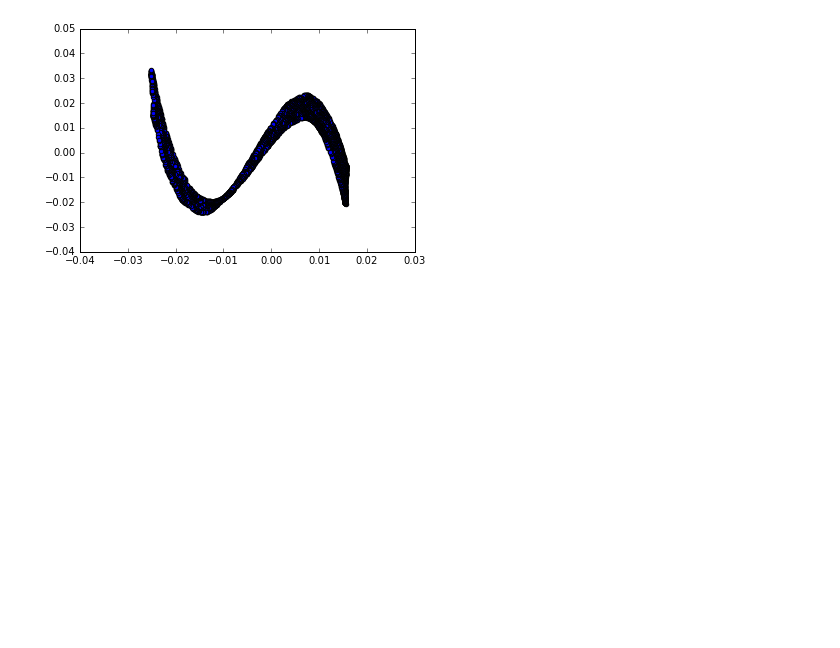
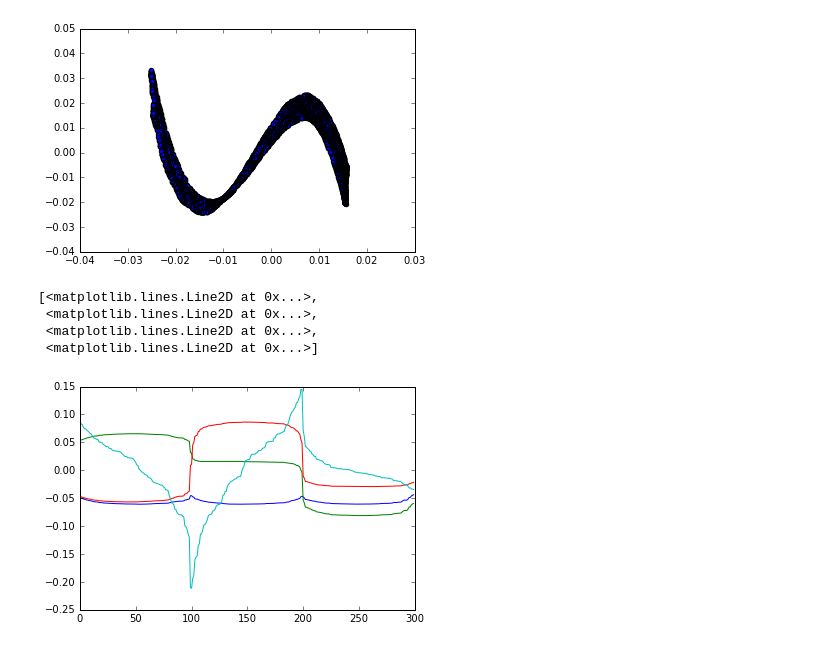
Before and after one commit to tabakg/diffusion_maps, a Jupyter notebook: example_diffusion_maps.ipynb, the cells around one changed output. Drawn from its saved outputs; the diff is of its cells as text; code cells hidden in the pictures; blank space fills up the shorter version.

```diff
--- a/example_diffusion_maps.ipynb
+++ b/example_diffusion_maps.ipynb
@@ -375,3 +375,13 @@ plt.scatter(e_vecs.T[1],np.asarray(e_vecs_separated.T[0])[0])
 # %% [output]
 <matplotlib.collections.PathCollection at 0x...>
 [figure]
+# %%
+e_vals,e_vecs,e_vecs_left = run_diffusion_map(data, params, symmetric = False, eig_vec_both_sides = True)
+# %%
+plt.plot(e_vecs_left.real)
+# %% [output]
+[<matplotlib.lines.Line2D at 0x...>,
+ <matplotlib.lines.Line2D at 0x...>,
+ <matplotlib.lines.Line2D at 0x...>,
+ <matplotlib.lines.Line2D at 0x...>]
+[figure, added]
```
Also changed, not shown: parts of 5 cells of this notebook, 1 other file.
